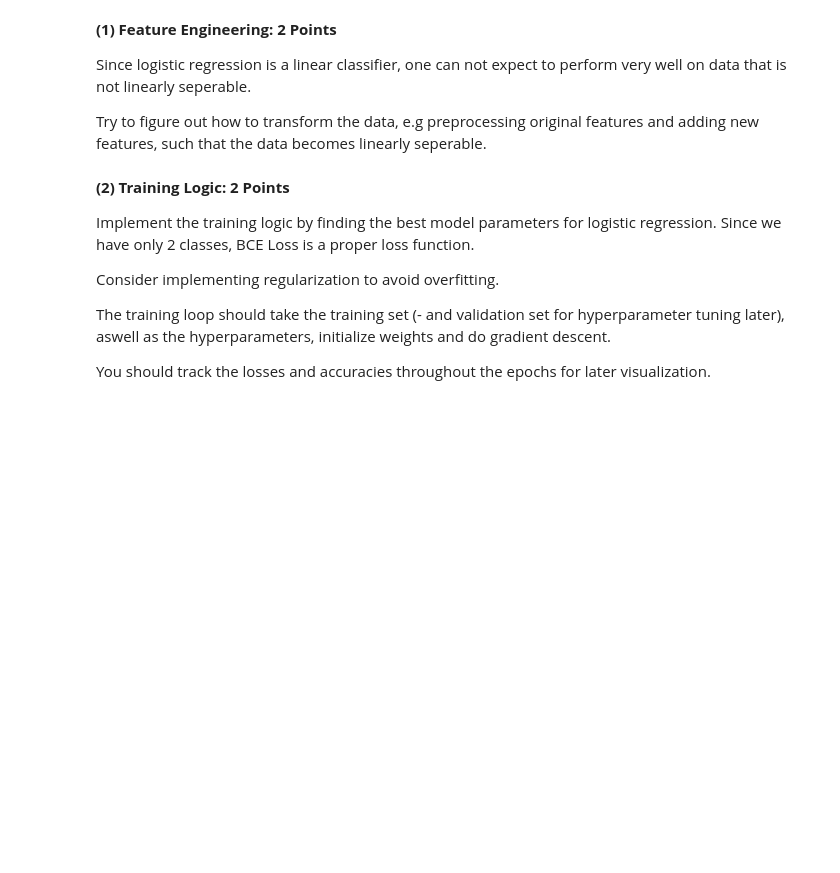
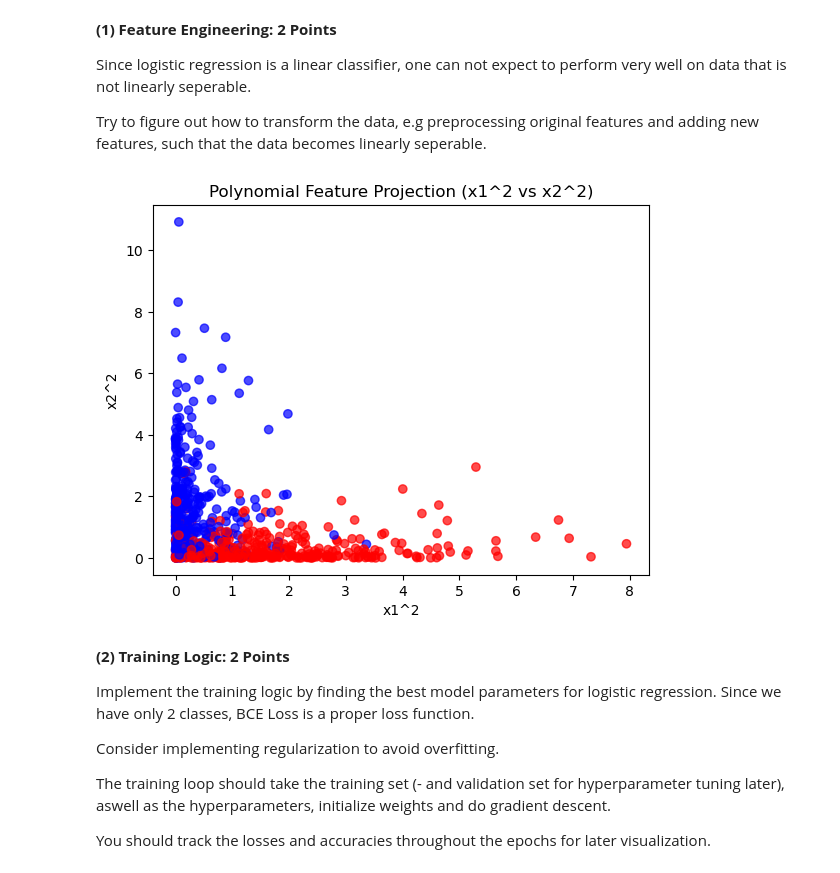
Before and after one commit to AhmedAbouelfadl/logistic-regression-project-fromscratch, a Jupyter notebook: notebooks/project1.ipynb, the cells around one changed output. Drawn from its saved outputs; the diff is of its cells as text; code cells hidden in the pictures; blank space fills up the shorter version.

```diff
--- a/notebooks/project1.ipynb
+++ b/notebooks/project1.ipynb
@@ -41,7 +41,7 @@ import numpy as np
 import pandas as pd
 import matplotlib.pyplot as plt
 
-DATA_PATH = "dataset.csv"
+DATA_PATH = "../data/dataset.csv"
 df = pd.read_csv(DATA_PATH)
 X = df[["x1", "x2"]].values.astype(float)
 y = df["y"].values.astype(int)
@@ -102,6 +102,31 @@ Since logistic regression is a linear classifier, one can not expect to perform
 Try to figure out how to transform the data, e.g preprocessing original features and adding new features, such that the data becomes linearly seperable.
 # %%
 # TODO: (1) Feature Engineering to prepare data for logistic regression
+
+# x1, x2 features standardization
+X_mean = x_train.mean(axis=0)
+X_std = x_train.std(axis=0)
+
+x_train_scaled = (x_train - X_mean) / X_std
+x_val_scaled = (x_val - X_mean) / X_std
+x_test_scaled = (x_test - X_mean) / X_std
+
+def add_polynomial_features(X):
+    x1, x2 = X[:,0], X[:,1]
+    return np.column_stack([X, x1**2, x2**2, x1*x2])
+
+x_train_poly = add_polynomial_features(x_train_scaled)
+x_val_poly = add_polynomial_features(x_val_scaled)
+x_test_poly = add_polynomial_features(x_test_scaled)
+# %%
+# For visualization, use x1^2 vs x2^2
+plt.scatter(x_train_poly[:,2], x_train_poly[:,3], c=y_train, cmap='bwr', alpha=0.7)
+plt.xlabel('x1^2')
+plt.ylabel('x2^2')
+plt.title('Polynomial Feature Projection (x1^2 vs x2^2)')
+plt.show()
+# %% [output]
+[figure, added]
 # %% [markdown]
 **(2) Training Logic: 2 Points**
 
```
